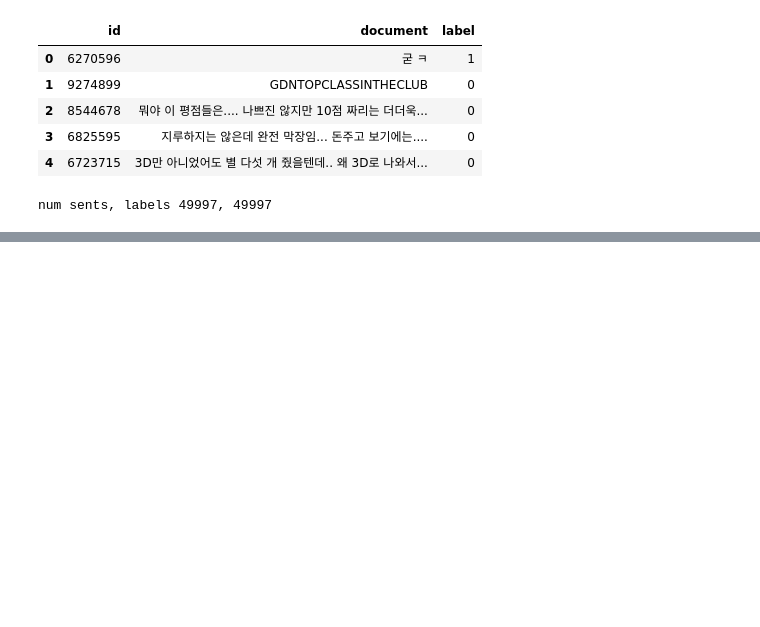
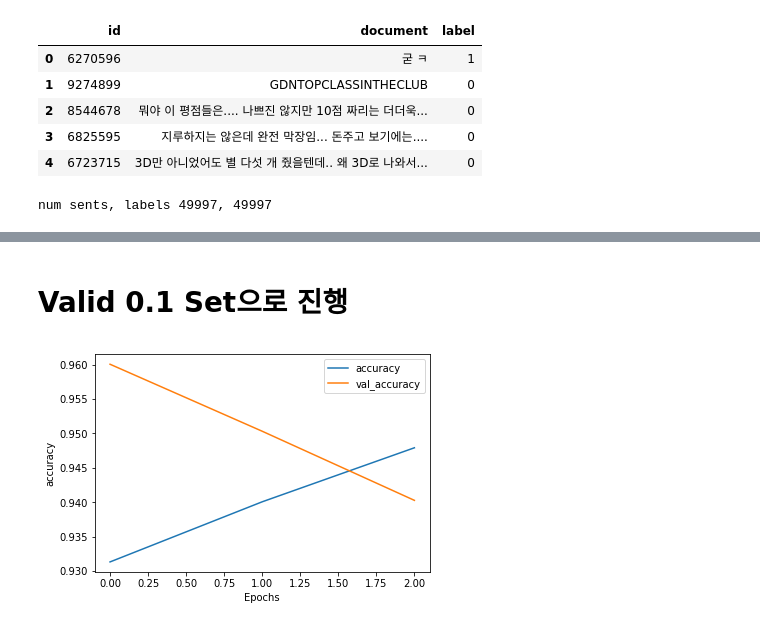
Before and after one commit to NLP-kr/tensorflow-ml-nlp-tf2, a Jupyter notebook: 7.PRETRAIN_METHOD/7.3.gpt2_finetune-KOR.ipynb, the cells around one changed output, grey strips where cells are left out. Cells and saved outputs as stored; diff of their text form; code cells hidden in the pictures; blank space fills up the shorter version.

```diff
--- a/7.PRETRAIN_METHOD/7.3.gpt2_finetune-KOR.ipynb
+++ b/7.PRETRAIN_METHOD/7.3.gpt2_finetune-KOR.ipynb
@@ -356,0 +491,6 @@ test loss, test acc:  [1.6495202827453612, 0.42]
+# %% [markdown]
+# Valid 0.1 Set으로 진행
+# %%
+plot_graphs(history, 'accuracy')
+# %% [output]
+[figure, added]
```
Also changed, not shown: parts of 37 cells of this notebook, 1 other file.
